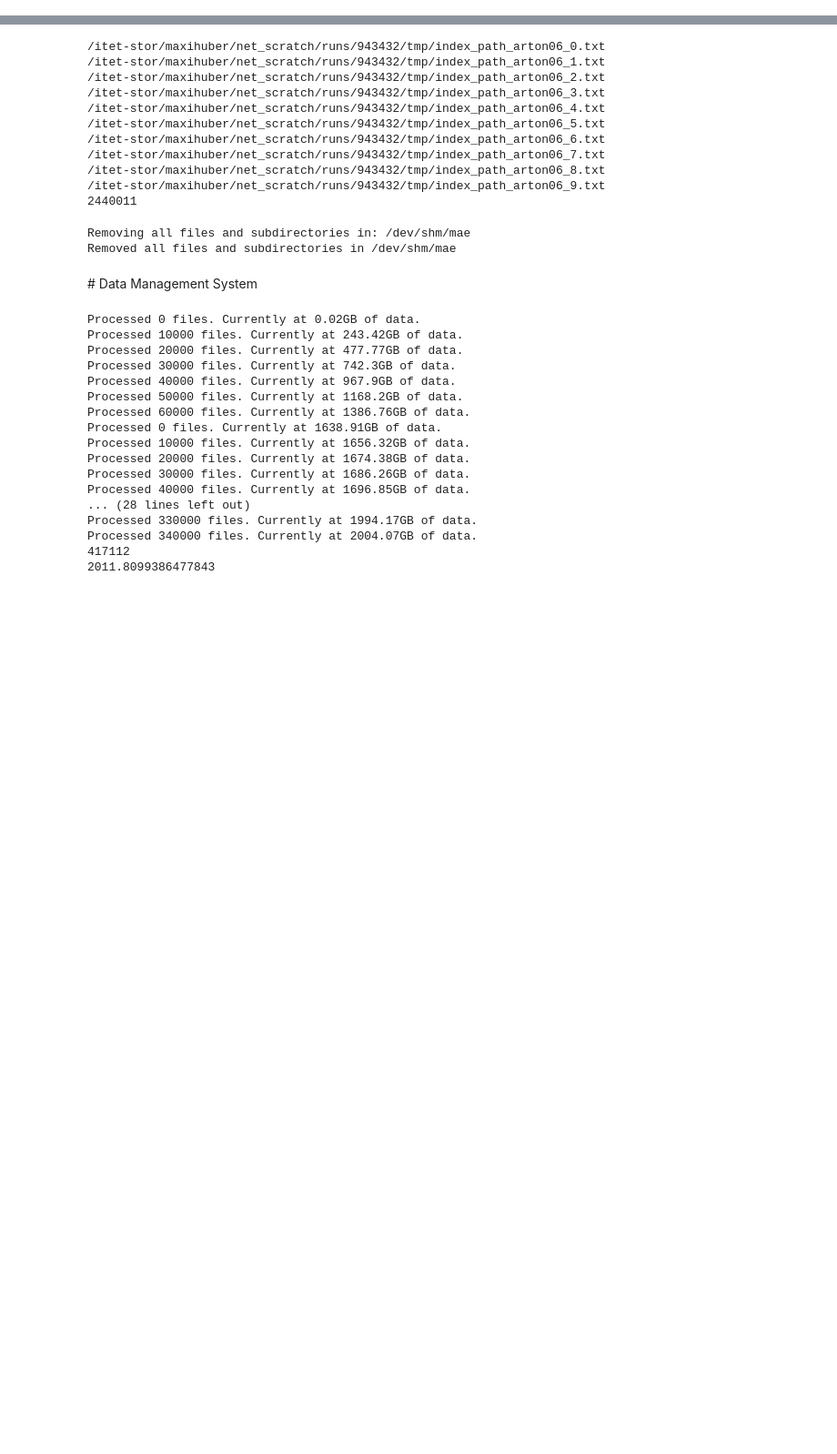
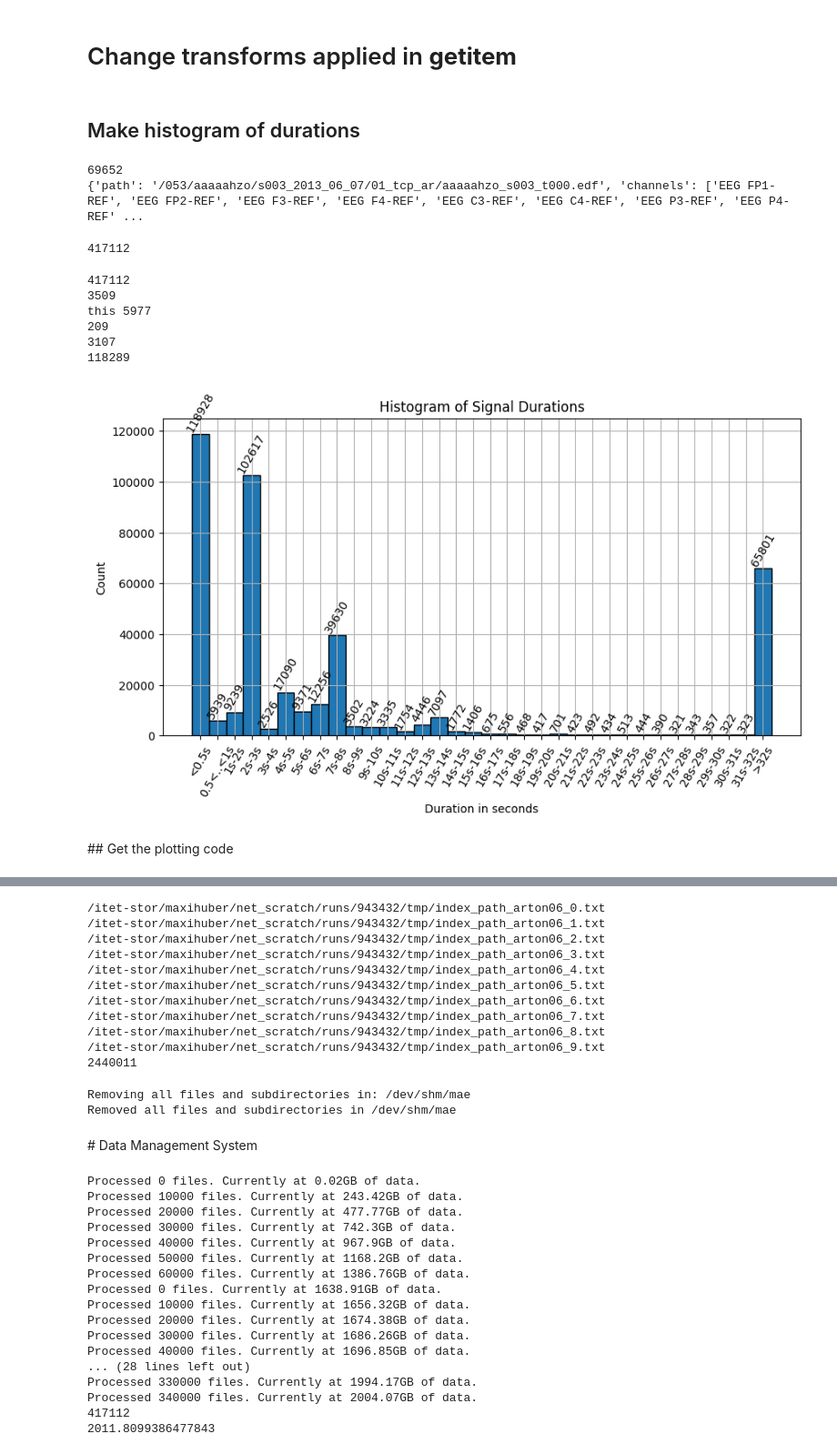
Before and after one commit to ardkastrati/eeg-foundation, a Jupyter notebook: src/utils/preloading/Preloading.ipynb, the cells around one changed output, grey strips where cells are left out. Shown: that part at 91% size. Cells and saved outputs as stored; diff of their text form; code cells hidden in the pictures; blank space fills up the shorter version.

```diff
--- a/src/utils/preloading/Preloading.ipynb
+++ b/src/utils/preloading/Preloading.ipynb
@@ -0,0 +27,80 @@
+# %% [markdown]
+# Change transforms applied in __getitem__
+# %% [markdown]
+## Make histogram of durations
+# %%
+idx_path = "/itet-stor/maxihuber/deepeye_storage/index_files/full_tueg_index.json"
+with open(idx_path, 'r') as file:
+    index = json.load(file)
+    print(len(index))
+    print(index[0])
+# %% [output]
+69652
+{'path': '/053/aaaaahzo/s003_2013_06_07/01_tcp_ar/aaaaahzo_s003_t000.edf', 'channels': ['EEG FP1-REF', 'EEG FP2-REF', 'EEG F3-REF', 'EEG F4-REF', 'EEG C3-REF', 'EEG C4-REF', 'EEG P3-REF', 'EEG P4-REF' ...
+# %%
+# File paths
+index_paths = [
+    "/itet-stor/maxihuber/deepeye_storage/index_files/full_pkl_index.json",
+    "/itet-stor/maxihuber/deepeye_storage/index_files/full_tueg_index.json"
+]
+
+# Load data
+index = []
+for index_path in index_paths:
+    with open(index_path, 'r') as file:
+        index.extend(json.load(file))
+print(len(index))
+# %% [output]
+417112
+# %%
+import json
+import matplotlib.pyplot as plt
+import numpy as np
+
+# Collect durations
+durations = [element["duration"] for element in index if "duration" in element]
+zero_durations = [element["duration"] for element in index if element["duration"] < .1]
+short_durations = [element["duration"] for element in index if (.5 <= element["duration"] and element["duration"] <= 1)]
+short_durations_edf = [element["duration"] for element in index if (.1 <= element["duration"] and element["duration"] <= 1) and element["path"].endswith(".edf")]
+short_durations_pkl = [element["duration"] for element in index if (.1 <= element["duration"] and element["duration"] <= 1) and element["path"].endswith("pkl")]
+
+print(len(durations))
+print(len(zero_durations))
+print("this", len(short_durations))
+print(len(set(short_durations)))
+print(len(short_durations_edf))
+print(len(short_durations_pkl))
+
+bins = list(range(1, 33))  # Your existing bins from 1s to 32s
+
+# Compute histogram data manually
+hist, bin_edges = np.histogram(durations, bins=[0, 0.5] + bins + [np.inf])  # Include inf for >32s
+
+# Create histogram plot
+plt.figure(figsize=(10, 5))
+bars = plt.bar(range(len(hist)), hist, align='center', width=1, edgecolor='black')
+
+# Add text annotations above each bar
+for bar, count in zip(bars, hist):
+    yval = bar.get_height()
+    plt.text(bar.get_x() + bar.get_width()/2, yval, int(count), ha='center', va='bottom', rotation=60)
+
+# Adjust x-ticks to show all bins including special categories
+tick_labels = ['<0.5s'] + [f"{0.5}<..<{i}s" if i == 1 else f"{i-1}s-{i}s" for i in range(1, 33)] + ['>32s']
+plt.xticks(ticks=range(len(hist)), labels=tick_labels, rotation=60)
+
+plt.xlabel('Duration in seconds')
+plt.ylabel('Count')
+plt.title('Histogram of Signal Durations')
+plt.grid(True)
+plt.show()
+# %% [output]
+417112
+3509
+this 5977
+209
+3107
+118289
+[figure, added]
+# %% [markdown]
+## Get the plotting code
```
Also changed, not shown: parts of 17 cells of this notebook, 20 other files.
